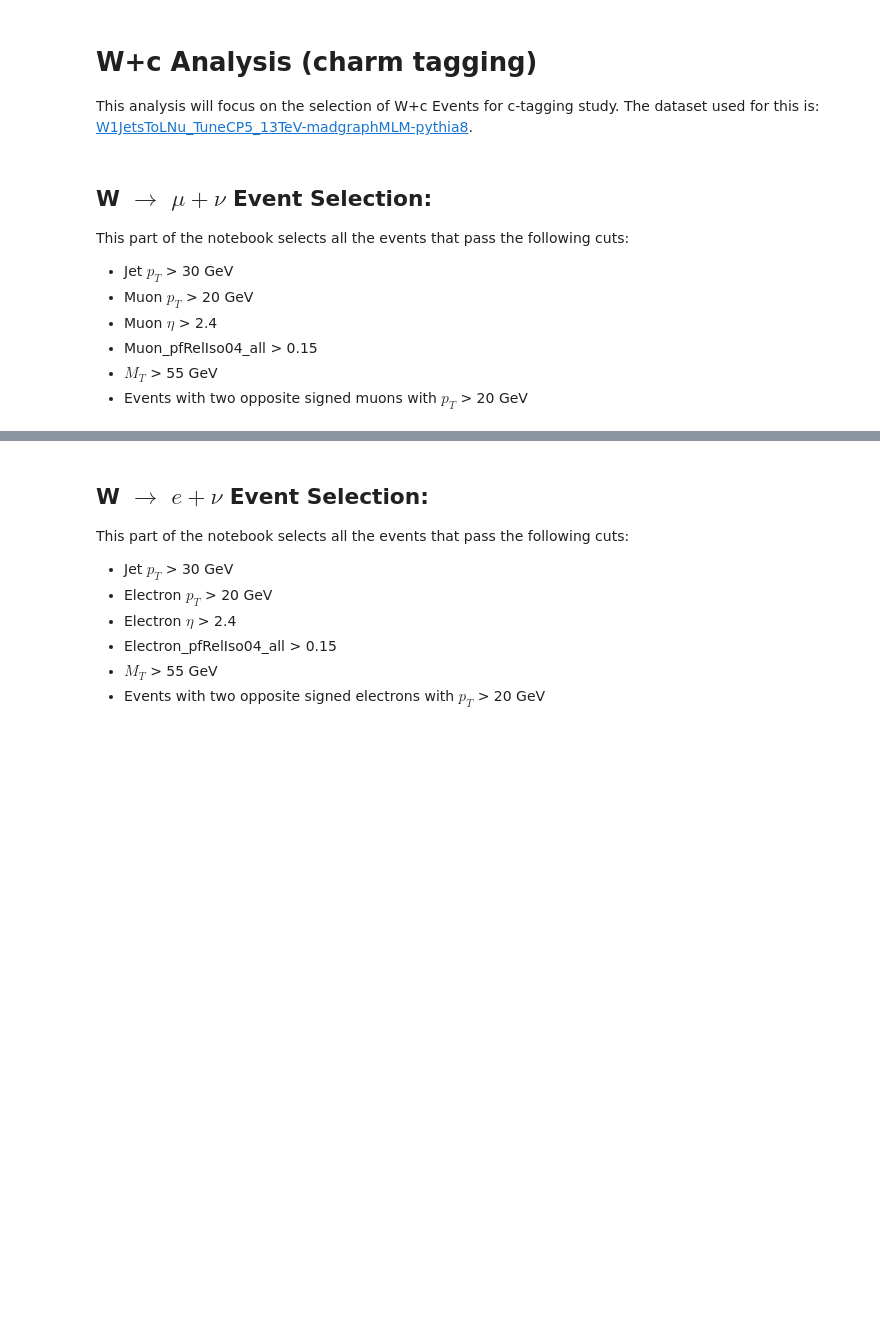
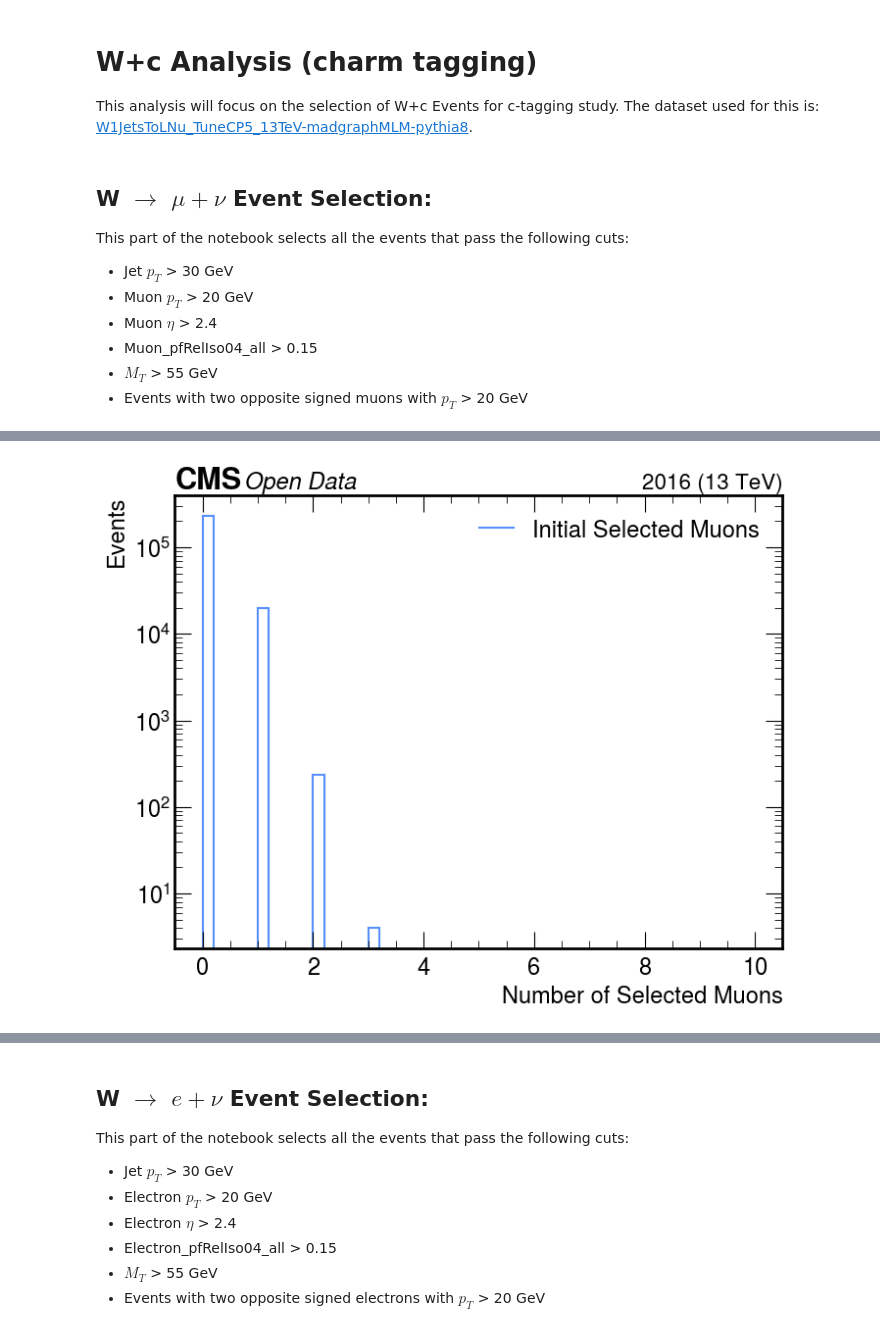
Before and after one commit to xondikoi03/charmTaggingAnalysis, a Jupyter notebook: Notebooks/WcAnalysis.ipynb, the cells around one changed output, grey strips where cells are left out. Cells and saved outputs as stored; diff of their text form; code cells hidden in the pictures; blank space fills up the shorter version.

Commit message:
Updated the Notebook - W+c Event Selection

```diff
--- a/Notebooks/WcAnalysis.ipynb
+++ b/Notebooks/WcAnalysis.ipynb
@@ -37,14 +38,6 @@ def make_hist(data, bins, range, xlabel, ylabel, label, fname=None, logy=False):
     plt.show()
 # %%
 # Loading the ROOT file
-# btvNanoAODFile = uprt.open("../datasets/nano106X_on_mini106X_2017_mc_NANOAOD_W1Jets_to_LNu_5K.root")
-# Events = btvNanoAODFile["Events"]
-
-# Loading the ROOT File (1K events)
-btvNanoAODFile_1K = uprt.open("../datasets/nano106X_on_mini106X_2017_mc_NANOAOD_W1Jets_to_LNu.root")
-Events = btvNanoAODFile_1K["Events"]
-
-# # Loading the Central NANOAOD file
-# NANOAODFile = uprt.open("../datasets/W1JetsToLNu_TuneCP5_13TeV_NANOAODSIM.root")
-# Events = NANOAODFile["Events"]
+btvNanoAODFile = uprt.open("../datasets/nano106X_on_mini106X_2017_mc_NANOAOD_W1Jets_to_LNu_250K.root")
+Events = btvNanoAODFile["Events"]
 # %%
@@ -209,0 +125,78 @@ make_hist(
+# %%
+#Plotting the Number of Selected Muons
+make_hist(
+    nSelected_Muons,
+    bins=50,
+    range=(0, 10),
+    xlabel="Number of Selected Muons",
+    ylabel="Events",
+    label="Initial Selected Muons",
+    fname="Plots/nSelected_Muons.png",
+    logy=True
+)
+
+# Plotting the Leading Muon pt
+make_hist(
+    Leading_Muon_pt,
+    bins=50,
+    range=(0, 500),
+    xlabel="Leading Muon $p_{T}$ [GeV]",
+    ylabel="Events",
+    label="Leading Muons",
+    fname="Plots/Leading_Muon_pt.png",
+    logy=False
+)
+
+# Plotting the Sub-Leading Muon pt
+make_hist(
+    Sub_Leading_Muon_pt,
+    bins=50,
+    range=(0, 500),
+    xlabel="Sub-Leading Muon $p_{T}$ [GeV]",
+    ylabel="Events",
+    label="Sub-Leading Muons",
+    fname="Plots/Sub_Leading_Muon_pt.png",
+    logy=False
+)
+
+# Plotting the PT of Selected Muons and nSelected Muons after all cuts
+Selected_Muons_pt = ak.to_numpy(ak.flatten(W_Muons["Muon_pt"]))
+nSelected_Muons_final = ak.num(W_Muons["Muon_pt"])
+
+make_hist(
+    Selected_Muons_pt,
+    bins=50,
+    range=(0, 500),
+    xlabel="Selected Muon $p_{T}$ [GeV]",
+    ylabel="Events",
+    label="Final Selected Muons",
+    fname="Plots/Selected_Muons_pt.png",
+    logy=False
+)
+
+make_hist(
+    nSelected_Muons_final,
+    bins=5,
+    range=(0, 5),
+    xlabel="Number of Selected Muons after all cuts",
+    ylabel="Events",
+    label="Final Selected Muons",
+    fname="Plots/nSelected_Muons_final.png",
+    logy=True
+)
+
+# Selected Muons Charge
+Selected_Muons_Charge = ak.to_numpy(ak.flatten(W_Muons["Muon_charge"]))
+
+make_hist(
+    Selected_Muons_Charge,
+    bins=5,
+    range=(-1.5, 1.5),
+    xlabel="Selected Muon Charge",
+    ylabel="Events",
+    label="Final Selected Muons",
+    fname="Plots/Selected_Muons_Charge.png",
+    logy=False
+)
+# %% [output]
+[figure, added]
```
Also changed, not shown: parts of 17 cells of this notebook, 16 other files.
